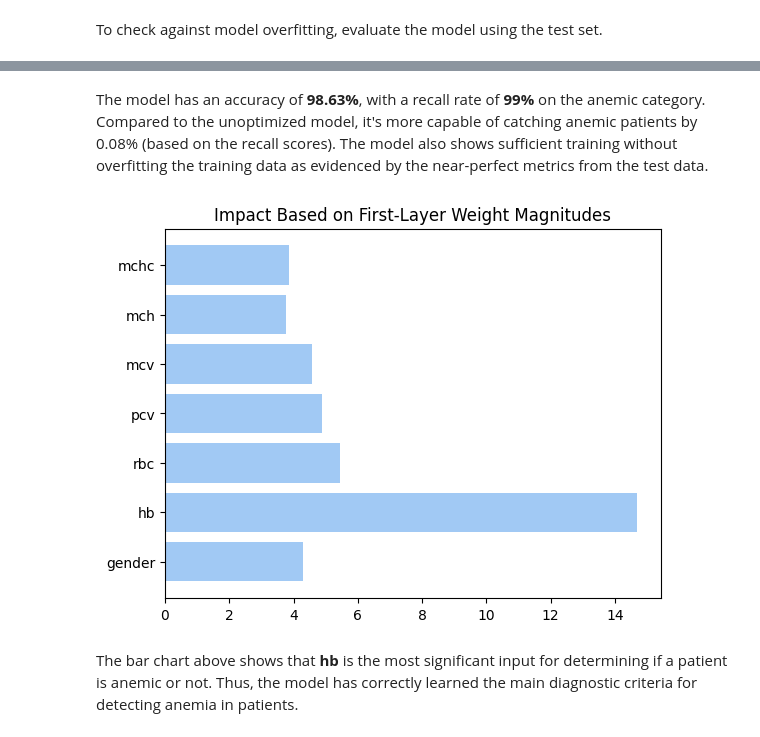
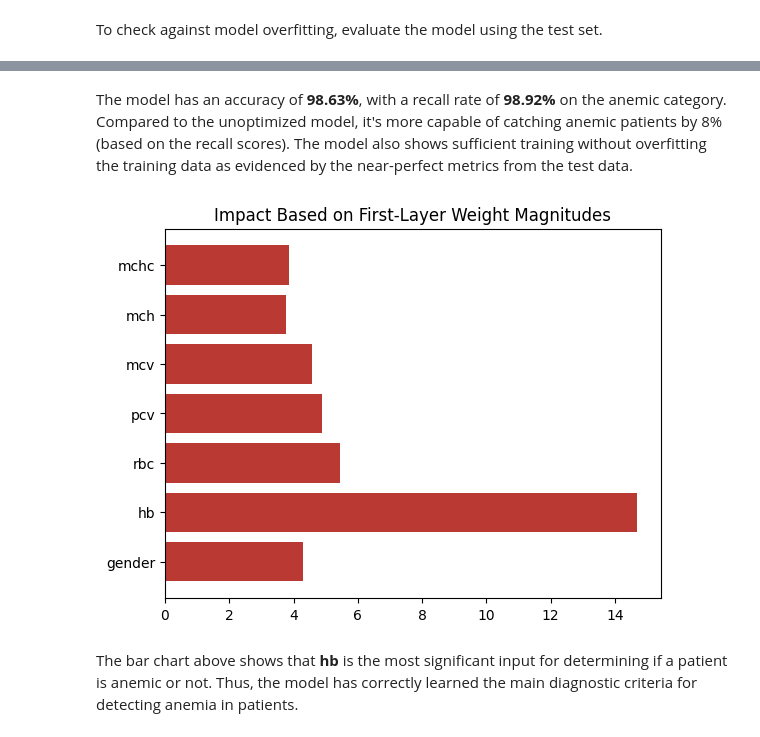
Before and after one commit to ntole24/stintsy_4CS, a Jupyter notebook: mcoRecall.ipynb, the cells around one changed output, grey strips where cells are left out. Cells and saved outputs as stored; diff of their text form; code cells hidden in the pictures.

Commit message:
feat: added model evaluation section

```diff
--- a/mcoRecall.ipynb
+++ b/mcoRecall.ipynb
@@ -1150,11 +1152,11 @@ def init_nn(X_train_torch, y_train_torch, X_val_torch, y_val_torch, list_hidden,
     optimizer = optim.Adam(params=net.parameters(), lr=lr)
 
     train_losses, val_losses, e = net.fit(X_train_torch, y_train_torch, X_val_torch, y_val_torch, criterion=criterion, optimizer=optimizer, max_epochs=epochs, convergence_threshold=convergence_threshold, verbose=verbose)
-    print(train_losses, val_losses)
+    if verbose: print(train_losses, val_losses)
 
     return net, e
 # %%
-def evaluate_nn(network, X_val_torch, y_val):
+def evaluate_nn(network, X_val_torch, y_val, verbose=False):
     network.eval()
     with torch.no_grad():
         logits, probabilities = network.forward(X_val_torch)
@@ -1162,8 +1164,9 @@ def evaluate_nn(network, X_val_torch, y_val):
 
     y_pred_numpy = y_pred.cpu().numpy()
 
-    print(f"Accuracy Score: {accuracy_score(y_val, y_pred_numpy): .4f}")
-    print(classification_report(y_val, y_pred_numpy, target_names=['Non-anemic', 'Anemic'], zero_division=0))
+    if verbose:
+        print(f"Accuracy Score: {accuracy_score(y_val, y_pred_numpy): .4f}")
+        print(classification_report(y_val, y_pred_numpy, target_names=['Non-anemic', 'Anemic'], zero_division=0))
     return recall_score(y_val, y_pred_numpy)
 # %% [markdown]
 Adjusting the hidden layers may yield a lower loss value, as the network would be able to determine certain correlations between features.
@@ -1248,10 +1251,10 @@ To check against model overfitting, evaluate the model using the test set.
 X_train_val_torch = torch.tensor(X_train_val.values).float()
 y_train_val_torch = torch.tensor(y_train_val.values).float()
 
-network, epochs = init_nn(X_train_val_torch, y_train_val_torch, X_test_torch, y_test_torch,
+network, epochs = init_nn(X_train_val_torch, y_train_val_torch, X_val_torch, y_val_torch,
                           list_hidden=best_run['layers'], lr=best_run['learning_rate'])
 
-print("Recall Score for Anemic Patients : ", evaluate_nn(network, X_test_torch, y_test))
+print("Recall Score for Anemic Patients : ", evaluate_nn(network, X_test_torch, y_test, verbose=True))
 
 network.eval()
 with torch.no_grad():
@@ -1264,7 +1267,7 @@ cm = confusion_matrix(y_test, y_pred_numpy)
 target_names = ['Non-anemic', 'Anemic']
 disp = ConfusionMatrixDisplay(confusion_matrix=cm, display_labels=target_names)
 disp.plot(cmap='Oranges', values_format='d')
-plt.title('Confusion Matrix for Validation Set')
+plt.title('Confusion Matrix for Test Set')
 plt.show()
 # %% [output]
 Converged at epoch 180
@@ -1284,16 +1286,16 @@ Recall Score for Anemic Patients :  0.989247311827957
 # %% [markdown]
-The model has an accuracy of **98.63%**, with a recall rate of **99%** on the anemic category. Compared to the unoptimized model, it's more capable of catching anemic patients by 0.08% (based on the recall scores). The model also shows sufficient training without overfitting the training data as evidenced by the near-perfect metrics from the test data.
+The model has an accuracy of **98.63%**, with a recall rate of **98.92%** on the anemic category. Compared to the unoptimized model, it's more capable of catching anemic patients by 8% (based on the recall scores). The model also shows sufficient training without overfitting the training data as evidenced by the near-perfect metrics from the test data.
 # %%
 weights = network.layers[0].weight.abs().detach().cpu().numpy()
 
 summed_weights = weights.sum(axis=0)
 features = X_train.columns
 
-plt.barh(features, summed_weights)
+plt.barh(features, summed_weights, color='#ba3933')
 plt.title("Impact Based on First-Layer Weight Magnitudes")
 plt.show()
 # %% [output]
-[figure, old version]
+[figure, new version]
 # %% [markdown]
 The bar chart above shows that **hb** is the most significant input for determining if a patient is anemic or not. Thus, the model has correctly learned the main diagnostic criteria for detecting anemia in patients.
 # %% [markdown]
```
Also changed, not shown: parts of 8 cells of this notebook, 1 other file.
